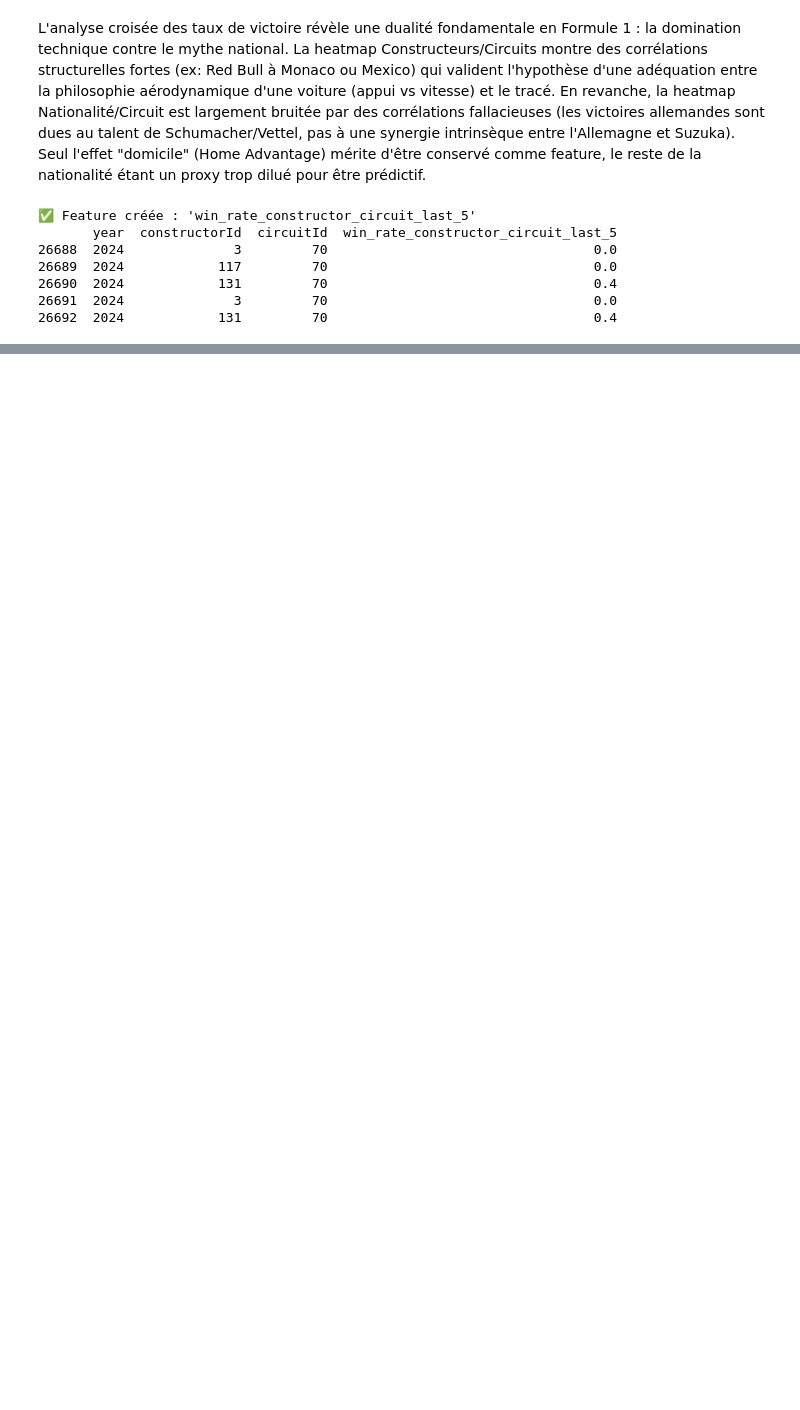
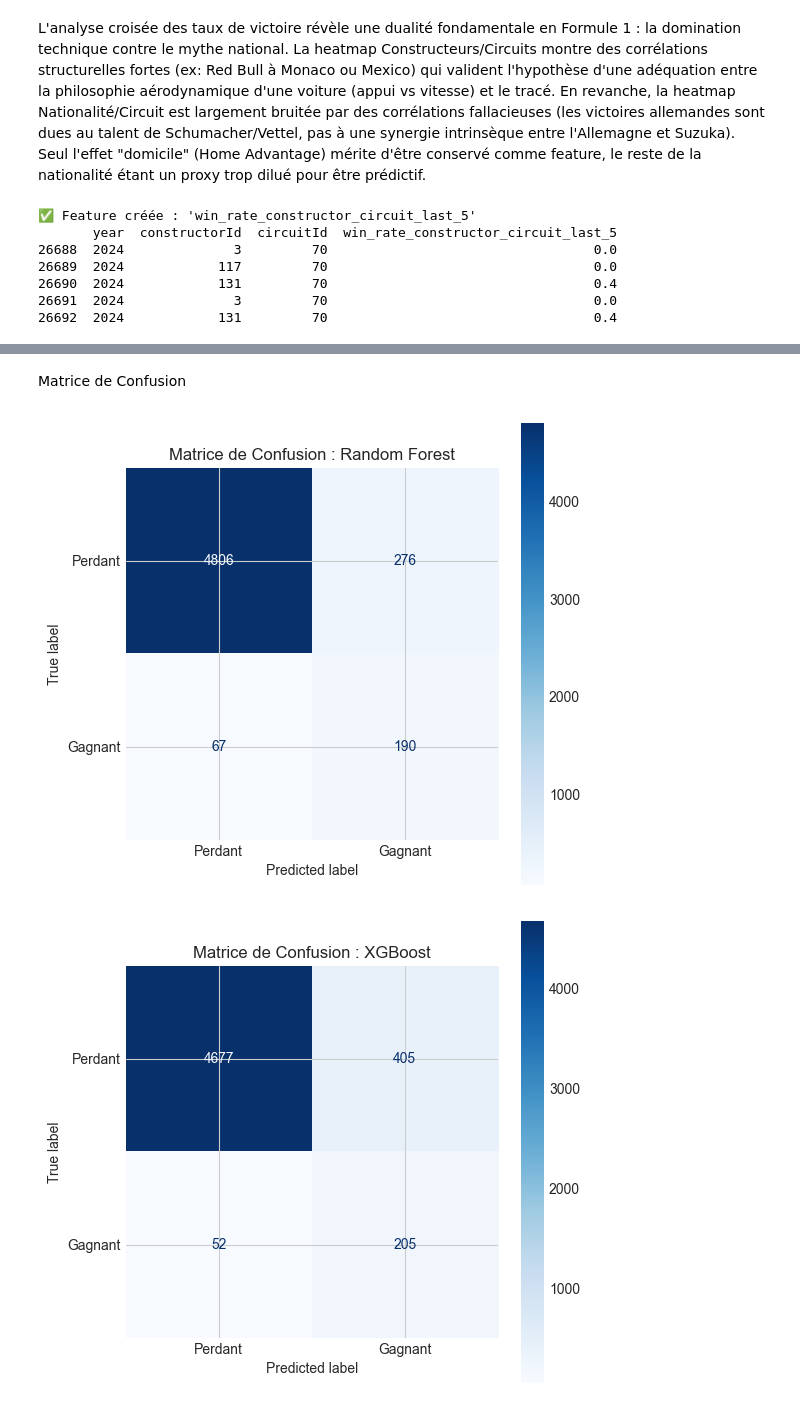
Before and after one commit to antoninnnnn/ProjetF1, a Jupyter notebook: Propre.ipynb, the cells around one changed output, grey strips where cells are left out. Cells and saved outputs as stored; diff of their text form; code cells hidden in the pictures; blank space fills up the shorter version.

```diff
--- a/Propre.ipynb
+++ b/Propre.ipynb
@@ -1502,0 +2304,25 @@ print(df[['year', 'constructorId', 'circuitId', 'win_rate_constructor_circuit_la
+# %% [markdown]
+Matrice de Confusion
+# %%
+# Seuil de décision standard à 0.5 pour la classification binaire
+threshold = 0.5
+
+# Tracer la matrice de confusion pour les modèles
+
+for name, probas in models_proba.items():
+    if probas is not None:
+        # Re-calculer la prédiction binaire (y_pred)
+        y_pred = (probas > threshold).astype(int)
+
+        cm = confusion_matrix(y_test, y_pred)
+        disp = ConfusionMatrixDisplay(confusion_matrix=cm, display_labels=['Perdant', 'Gagnant'])
+
+        fig, ax = plt.subplots(figsize=(6, 6))
+        disp.plot(cmap=plt.cm.Blues, ax=ax)
+        ax.set_title(f'Matrice de Confusion : {name}')
+        plt.show()
+
+#
+# %% [output]
+[figure, added]
+[figure, added]
```
Also changed, not shown: parts of 33 cells of this notebook.
